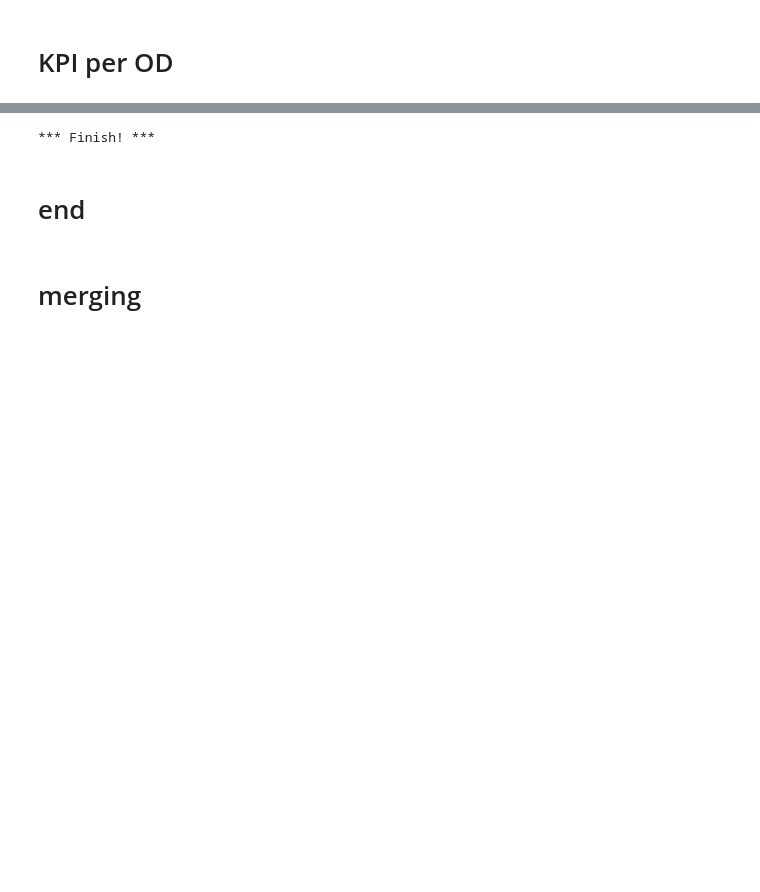
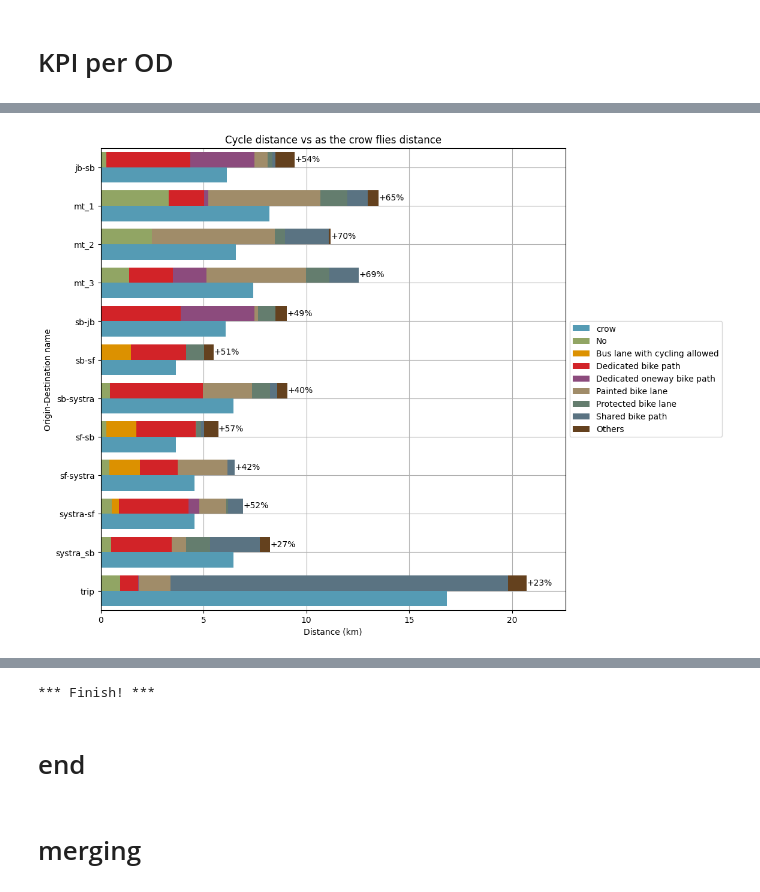
Before and after one commit to systragroup/quetzal_cyclops, a Jupyter notebook: notebooks/2_model/cyclops_model_extended.ipynb, the cells around one changed output, grey strips where cells are left out. Drawn from its saved outputs; the diff is of its cells as text; code cells hidden in the pictures; blank space fills up the shorter version.

```diff
--- a/notebooks/2_model/cyclops_model_extended.ipynb
+++ b/notebooks/2_model/cyclops_model_extended.ipynb
@@ -669,19 +704,19 @@ plt.savefig(output_folder+'3_percent_cycleway_network.png')
 # %%
 if od_file_provided:
     res = routes.groupby(['od_name','cycleway'])[['length']].agg(sum)/1000
-
     res = res.unstack().fillna(0)
     res.columns = res.columns.levels[1]
-    for col in ['no','yes','shared']:
-        if col not in res.columns:
-            res[col]=0
+    res = pd.concat([res['No'], res.drop('No', axis=1)], axis=1)
+    cols = res.columns
     res.columns = res.columns+' (km)'
+    km_cols = res.columns
+    res['cycle (km)'] = res.sum(axis=1)
+    tot = res['cycle (km)']
 
-    res['cycle (km)'] = res.sum(axis=1)
-
-    res['no (%)'] = 100* res['no (km)'] / res['cycle (km)']
-    res['shared (%)'] = 100* res['shared (km)'] / res['cycle (km)']
-    res['yes (%)'] = 100* res['yes (km)'] / res['cycle (km)']
+    percent_cols = []
+    for col in cols:
+        percent_cols.append(col + ' (%)')
+        res[col + ' (%)'] = 100* res[col + ' (km)'] / tot
 # %%
 if od_file_provided:
     geom_dict = add_geometry_coordinates(nodes)[['y_geometry','x_geometry']].apply(tuple,axis=1).to_dict()
@@ -707,30 +744,35 @@ if od_file_provided:
 # %%
 if od_file_provided:
     fig, ax = plt.subplots(figsize=(10,10))
     res['crow (km)'].plot(kind='barh',ax=ax, color=colors[0], position=0, width=0.4)
-    res[['yes (km)', 'shared (km)', 'no (km)']].plot(kind='barh', stacked=True, ax=ax, position=1, width=0.4, color=colors[1:])
+    data = get_agg_plot_data(res, km_cols, num_bar)
+    data.plot(kind='barh', stacked=True, ax=ax, position=1, width=0.4,color=colors[1:])
 
 
     spacing = (ax.get_xticks()[1] - ax.get_xticks()[0])/2
     annot_position = res['cycle (km)'].values + spacing/2
     plt.ylim([-0.5,len(res)-0.5])
     plt.xlim(ax.get_xticks()[0], max(annot_position) + spacing)
     annot_percent = ['+'+str(round(val)-100)+'%' for val in res['cycle/crow (%)'].values]
     for i in range(len(annot_position)):
         plt.annotate(annot_percent[i], xy=(annot_position[i], i-0.1), ha='center', va='bottom',fontsize=10)
 
 
+    legend = ax.legend(loc='center left', bbox_to_anchor=(1, 0.5))
+    for item in legend.get_texts():
+        item.set_text(item.get_text().replace(' (km)', ''))
 
-    plt.legend(['as the crow flies', 'cycleway','shared cycleway', 'road'],loc='center left', bbox_to_anchor=(1, 0.5), ncol=1)
     plt.gca().invert_yaxis()
     plt.xlabel("Distance (km)")
     plt.ylabel('Origin-Destination name')
     plt.grid(True, 'major', linestyle='-', axis='both')
     ax.set_axisbelow(True)
 
 
 
     plt.title('Cycle distance vs as the crow flies distance')
-    plt.savefig(output_folder+'4_od_distance_km.png')
+    plt.savefig(output_folder+'4_od_distance_km.png',bbox_inches='tight')
+# %% [output]
+[figure, added]
 # %%
 if od_file_provided:
```
Also changed, not shown: parts of 14 cells of this notebook, 16 other files.
